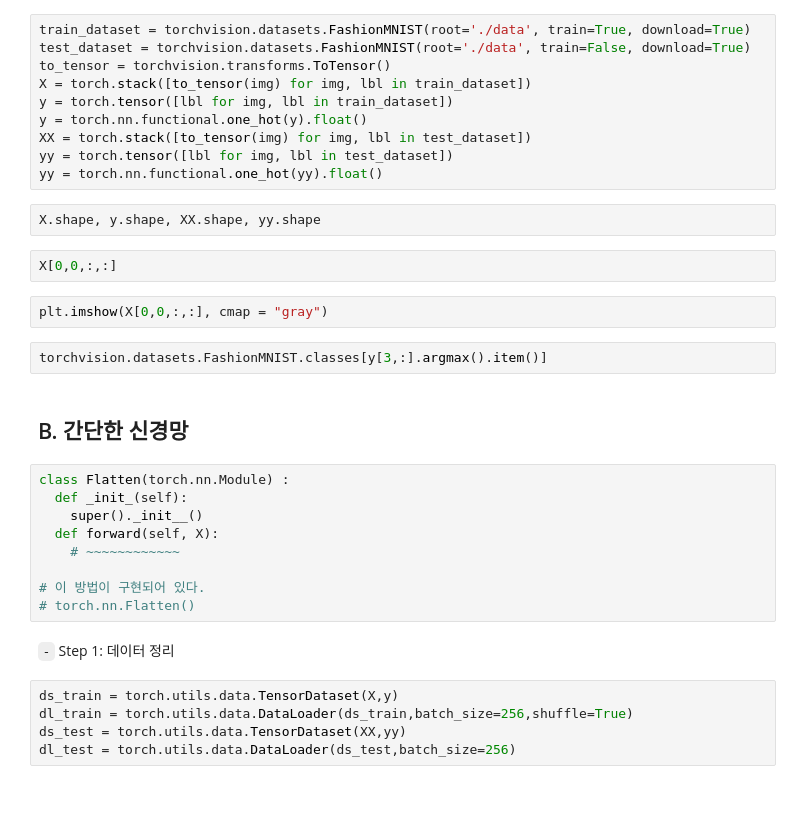
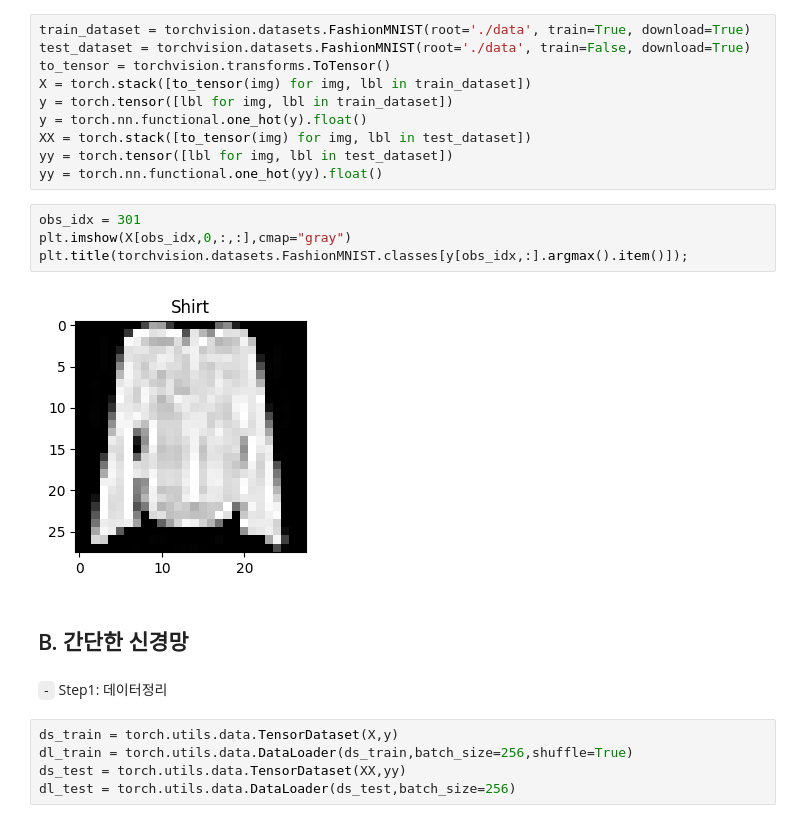
Before and after one commit to KangDongJun-ux/MOBILITY, a Jupyter notebook: posts/06wk-2.ipynb, the cells around one changed output. Cells and saved outputs as stored; diff of their text form; blank space fills up the shorter version.

```diff
--- a/posts/06wk-2.ipynb
+++ b/posts/06wk-2.ipynb
@@ -284,27 +198,16 @@ y = torch.nn.functional.one_hot(y).float()
 XX = torch.stack([to_tensor(img) for img, lbl in test_dataset])
 yy = torch.tensor([lbl for img, lbl in test_dataset])
 yy = torch.nn.functional.one_hot(yy).float()
-# %%
-X.shape, y.shape, XX.shape, yy.shape
-# %%
-X[0,0,:,:]
-# %%
-plt.imshow(X[0,0,:,:], cmap = "gray")
-# %%
-torchvision.datasets.FashionMNIST.classes[y[3,:].argmax().item()]
+# %%
+obs_idx = 301
+plt.imshow(X[obs_idx,0,:,:],cmap="gray")
+plt.title(torchvision.datasets.FashionMNIST.classes[y[obs_idx,:].argmax().item()]);
+# %% [output]
+[figure, added]
 # %% [markdown]
 ## B. 간단한 신경망
-# %%
-class Flatten(torch.nn.Module) :
-  def _init_(self):
-    super()._init__()
-  def forward(self, X):
-    # ~~~~~~~~~~~~
-
-# 이 방법이 구현되어 있다.
-# torch.nn.Flatten()
-# %% [markdown]
-`-` Step 1: 데이터 정리
+# %% [markdown]
+`-` Step1: 데이터정리
 # %%
 ds_train = torch.utils.data.TensorDataset(X,y)
 dl_train = torch.utils.data.DataLoader(ds_train,batch_size=256,shuffle=True)
```
Also changed, not shown: parts of 82 cells of this notebook.
